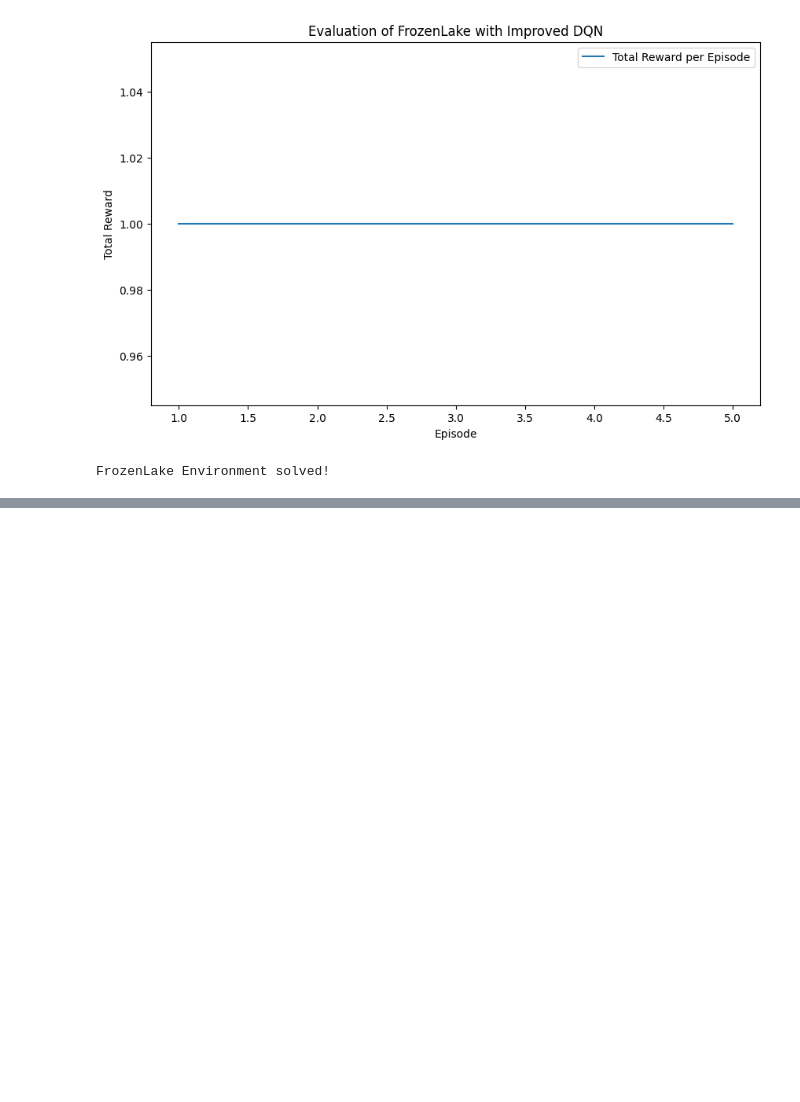
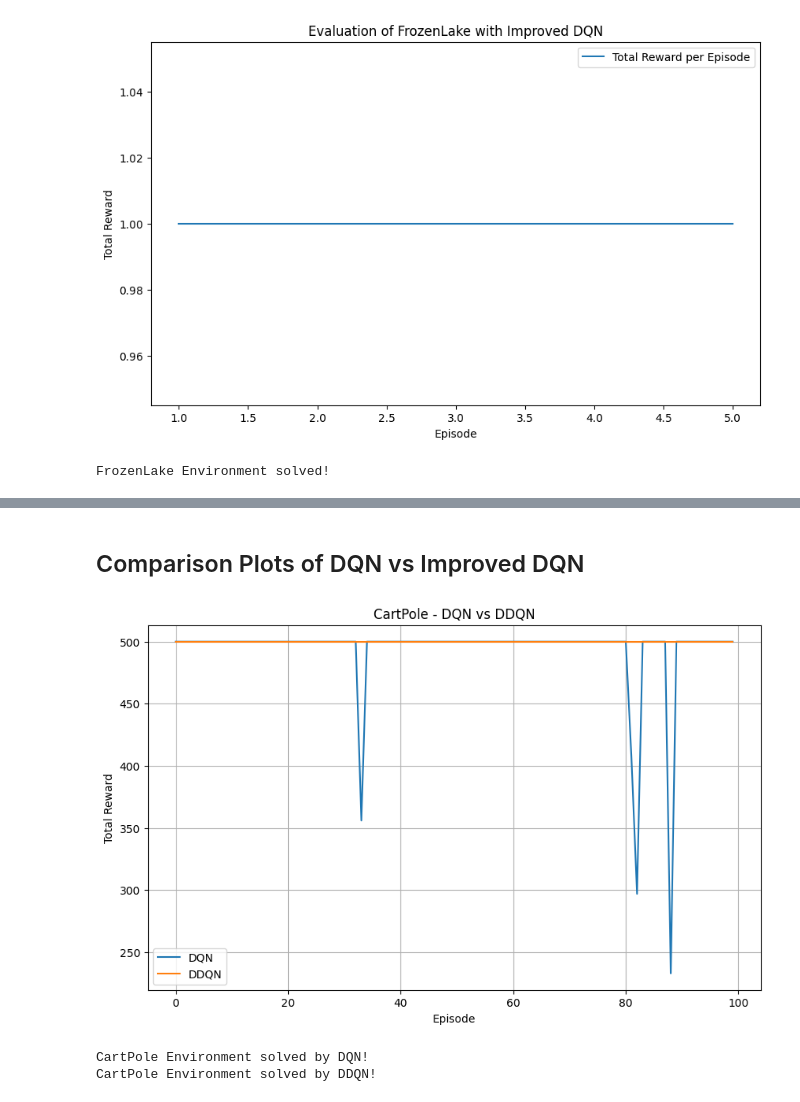
Before and after one commit to ruthvik-30/assignment2-CSE546-RL, a Jupyter notebook: a2_part_3_ruthvikv_smathur4.ipynb, the cells around one changed output, grey strips where cells are left out. Saved outputs shown, nothing was run; the diff lists cells and outputs as text; code cells hidden in the pictures; blank space fills up the shorter version.

Commit message:
added comparison graphs of dqn vs ddqn and renamed the files

```diff
--- a/a2_part_3_ruthvikv_smathur4.ipynb
+++ b/a2_part_3_ruthvikv_smathur4.ipynb
@@ -530,0 +718,17 @@ FrozenLake Environment solved!
+# %% [markdown]
+## Comparison Plots of DQN vs Improved DQN
+# %%
+# CartPole
+episodes = 100
+cartpole_dqn_rewards = evaluate_dqn(env2, agent_cartpole_dqn, episodes, name="CartPole DQN")
+cartpole_ddqn_rewards = evaluate_dqn(env5, agent_cartpole_ddqn, episodes, name="CartPole DDQN")
+plot_comparison(cartpole_dqn_rewards, cartpole_ddqn_rewards, "CartPole")
+
+if np.mean(cartpole_dqn_rewards) >= 470:
+    print("CartPole Environment solved by DQN!")
+if np.mean(cartpole_ddqn_rewards) >= 470:
+    print("CartPole Environment solved by DDQN!")
+# %% [output]
+[figure, added]
+CartPole Environment solved by DQN!
+CartPole Environment solved by DDQN!
```
Also changed, not shown: parts of 4 cells of this notebook, 3 other files.
